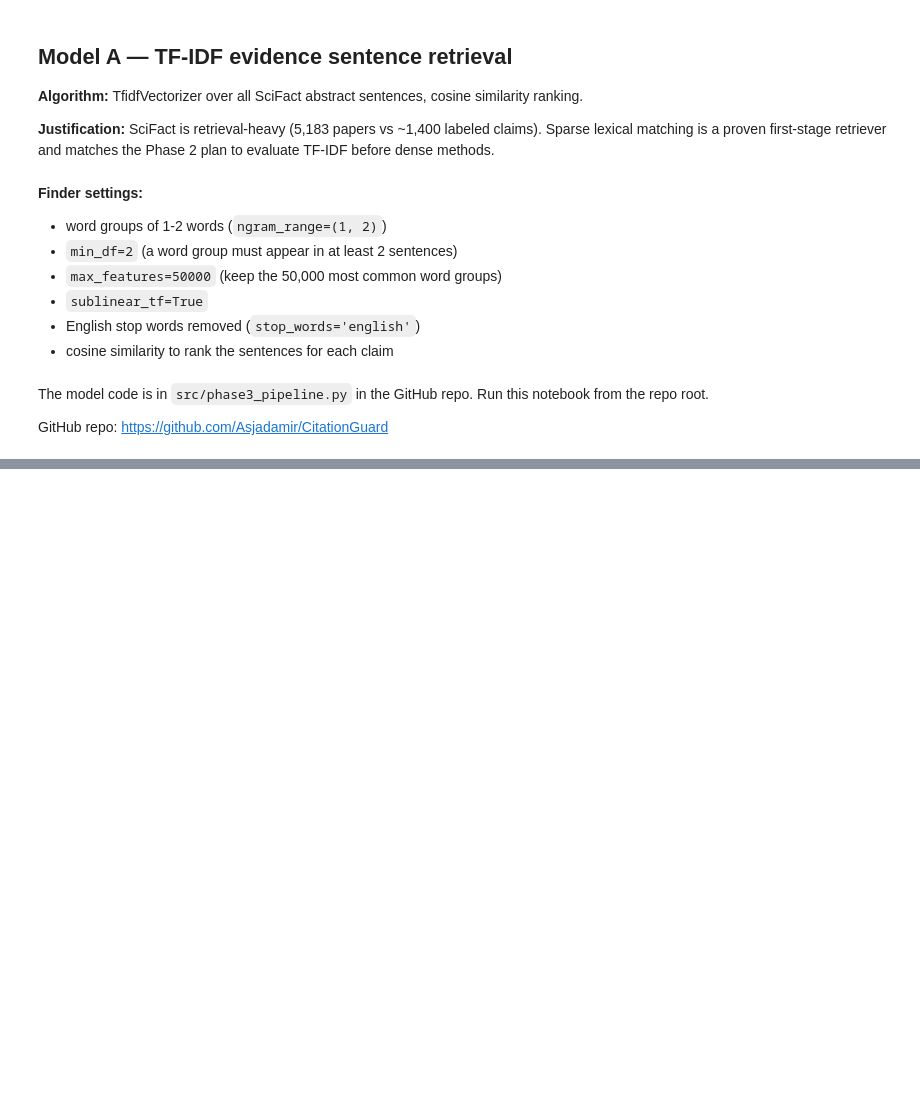
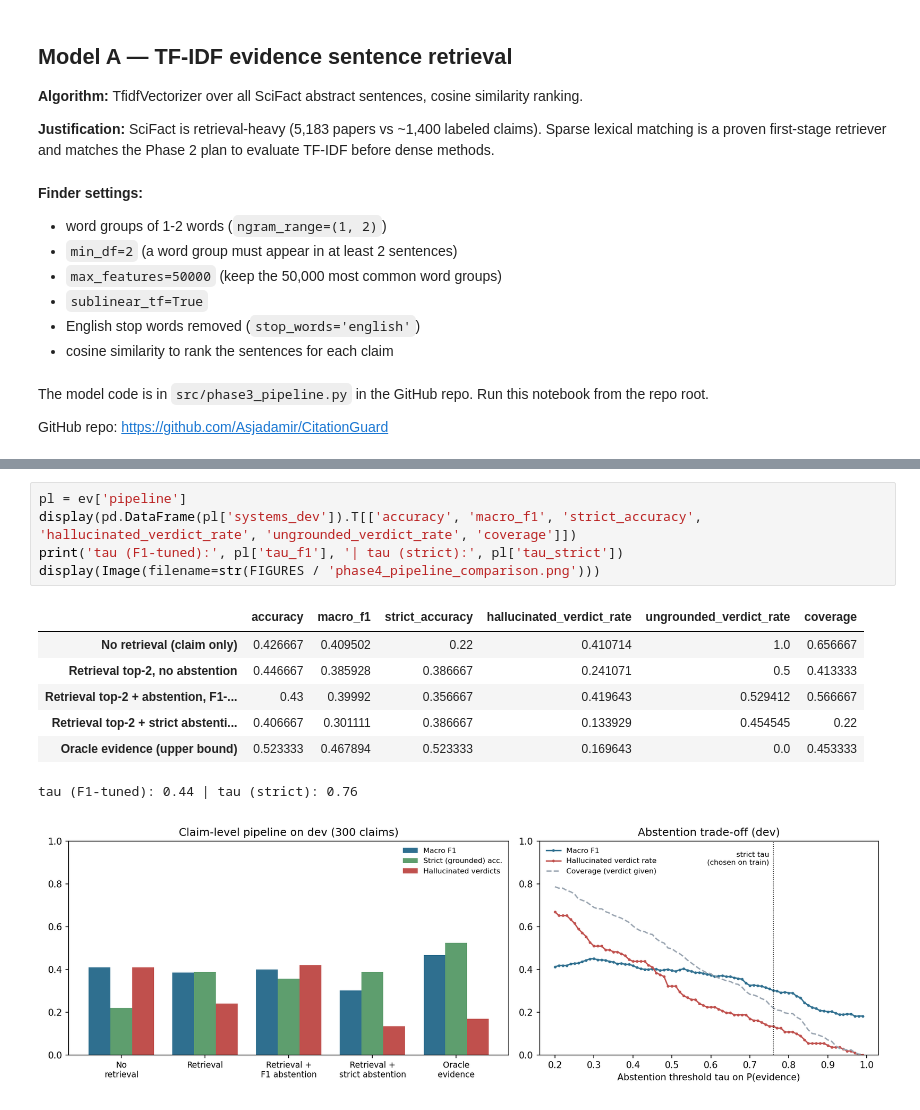
Before and after one commit to Asjadamir/CitationGuard, a Jupyter notebook: F26-04.ipynb, the cells around one changed output, grey strips where cells are left out. Saved outputs shown, nothing was run; the diff lists cells and outputs as text; blank space fills up the shorter version.

```diff
--- a/F26-04.ipynb
+++ b/F26-04.ipynb
@@ -986,0 +1122,14 @@ Artifacts:
+# %%
+pl = ev['pipeline']
+display(pd.DataFrame(pl['systems_dev']).T[['accuracy', 'macro_f1', 'strict_accuracy', 'hallucinated_verdict_rate', 'ungrounded_verdict_rate', 'coverage']])
+print('tau (F1-tuned):', pl['tau_f1'], '| tau (strict):', pl['tau_strict'])
+display(Image(filename=str(FIGURES / 'phase4_pipeline_comparison.png')))
+# %% [output]
+|  | accuracy | macro_f1 | strict_accuracy | hallucinated_verdict_rate | ungrounded_verdict_rate | coverage |
+| No retrieval (claim only) | 0.426667 | 0.409502 | 0.22 | 0.410714 | 1.0 | 0.656667 |
+| Retrieval top-2, no abstention | 0.446667 | 0.385928 | 0.386667 | 0.241071 | 0.5 | 0.413333 |
+| Retrieval top-2 + abstention, F1-... | 0.43 | 0.39992 | 0.356667 | 0.419643 | 0.529412 | 0.566667 |
+| Retrieval top-2 + strict abstenti... | 0.406667 | 0.301111 | 0.386667 | 0.133929 | 0.454545 | 0.22 |
+| Oracle evidence (upper bound) | 0.523333 | 0.467894 | 0.523333 | 0.169643 | 0.0 | 0.453333 |
+tau (F1-tuned): 0.44 | tau (strict): 0.76
+[figure, added]
```
Also changed, not shown: parts of 21 cells of this notebook, 21 other files.
